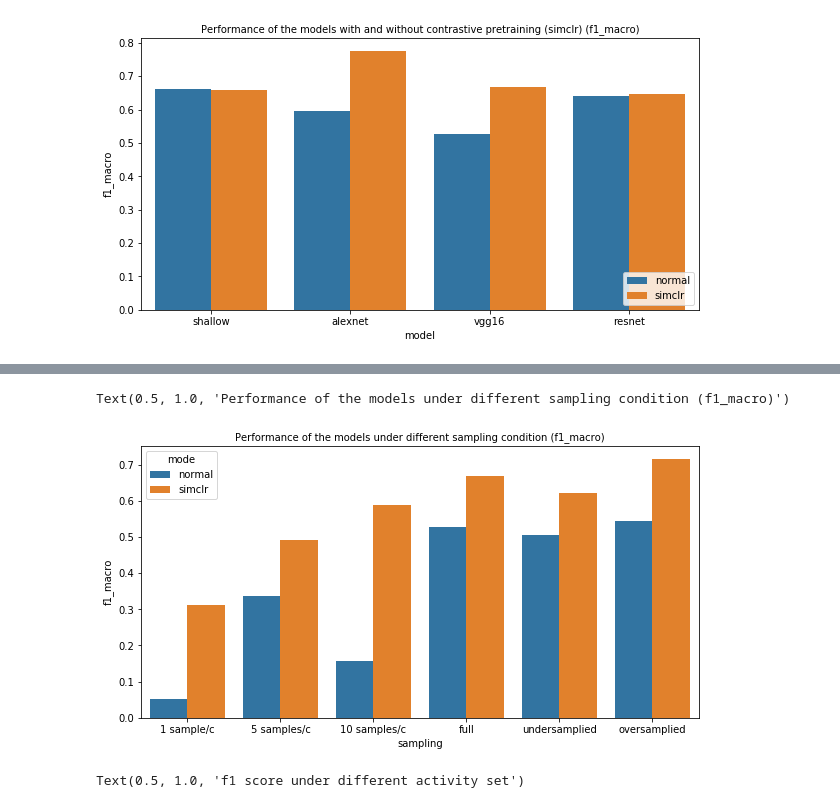
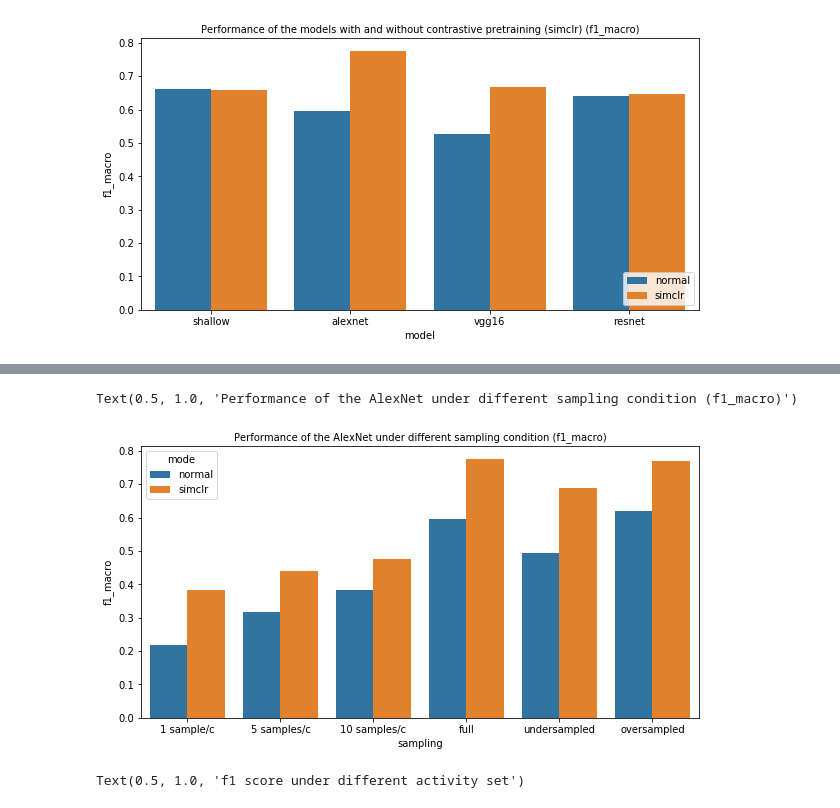
Before and after one commit to hslau44/irs_toolbox, a Jupyter notebook: Report.ipynb, the cells around one changed output, grey strips where cells are left out. Saved outputs shown, nothing was run; the diff lists cells and outputs as text; code cells hidden in the pictures.

```diff
--- a/Report.ipynb
+++ b/Report.ipynb
@@ -133,15 +144,15 @@ clr_deepcnn_p7f6b  = input_records('finetune',f'Trainmode-simclr-L_Network-{NET}
 # Result
 # %%
 # confusion matrix
-k1 = nor_deepcnn.cmtx.copy()
-k2 = clr_deepcnn.cmtx.copy()
-k1 = (k1/k1.sum(1).tolist()).round(2)
-k2 = (k2/k2.sum(1).tolist()).round(2)
-mdl = NET
+k1 = nor_alexnet.cmtx.copy()
+k2 = clr_alexnet.cmtx.copy()
+k1 = (k1.div(k1.sum(1).tolist(),axis=0)).round(2)
+k2 = (k2.div(k2.sum(1).tolist(),axis=0)).round(2)
+mdl = 'AlexNet'
 
 
 multiple_cmtxs([k1,k2],
-               titles=[f'{mdl} (without pretraining)',f'{mdl} (contrstive pretraining)'],
+               titles=[f'Baseline',f'Proposed model'],
                # main_title='Comparison between normal and SimCLR',
                figsize=(15,6))
 # %% [output]
@@ -237,26 +272,26 @@ Text(0.5, 0.98, 'Effect of factors on Contrastive pretraining (f1_macro)')
 # %%
 # Factor analysis of contrastive pretraining (number of sample)
 
 metric = METRIC
 i = 0
 df = {'mode':[],'sampling':[],metric:[]}
-items = [nor_deepcnn_1pc,nor_deepcnn_5pc,nor_deepcnn_10pc,nor_deepcnn,nor_deepcnn_uder,nor_deepcnn_over,
-         clr_deepcnn_1pc,clr_deepcnn_5pc,clr_deepcnn_10pc,clr_deepcnn,clr_deepcnn_uder,clr_deepcnn_over,]
+items = [nor_net_1pc,nor_net_5pc,nor_net_10pc,nor_alexnet,nor_net_uder,nor_net_over,
+         clr_net_1pc,clr_net_5pc,clr_net_10pc,clr_alexnet,clr_net_uder,clr_net_over,]
 
 for tm in ['normal','simclr']:
-    for smp in ['1 sample/c','5 samples/c','10 samples/c','full','undersamplied','oversamplied']:
+    for smp in ['1 sample/c','5 samples/c','10 samples/c','full','undersampled','oversampled']:
         df['mode'].append(tm)
         df['sampling'].append(smp)
         df[metric].append(items[i].acc.iloc[-1][metric])
         i += 1
 
 df = pd.DataFrame(df,index=range(0,i))
 plt.figure(figsize=(10,5))
 sns.barplot(data=df,y=metric,x='sampling',hue='mode')
-plt.title(f'Performance of the models under different sampling condition ({metric})',fontsize=10)
+plt.title(f'Performance of the AlexNet under different sampling condition ({metric})',fontsize=10)
 # %% [output]
-Text(0.5, 1.0, 'Performance of the models under different sampling condition (f1_macro)')
+Text(0.5, 1.0, 'Performance of the AlexNet under different sampling condition (f1_macro)')
-[figure, old version]
+[figure, new version]
 # %%
 # How the available class under finetuning affect the result
 df = pd.read_csv(PATH_HW+'/'+'f1_score_activity_set.csv',index_col=0)
```
Also changed, not shown: parts of 12 cells of this notebook, 5 other files.
